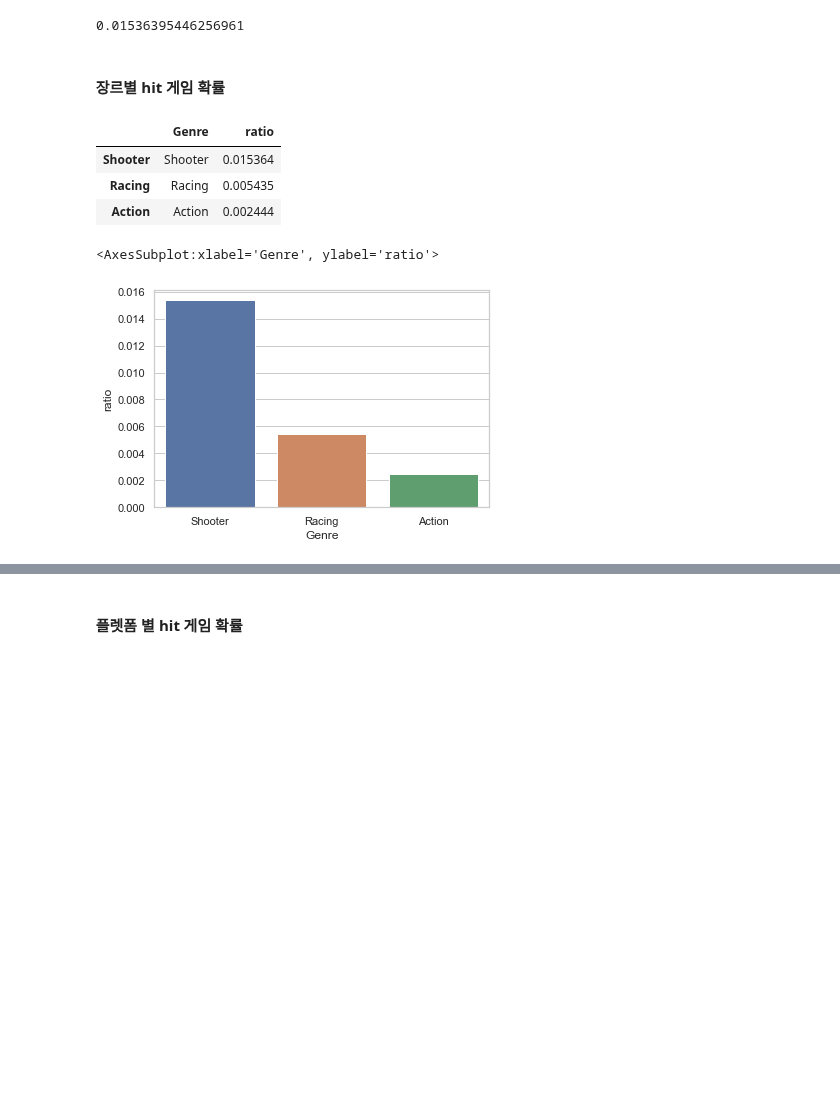
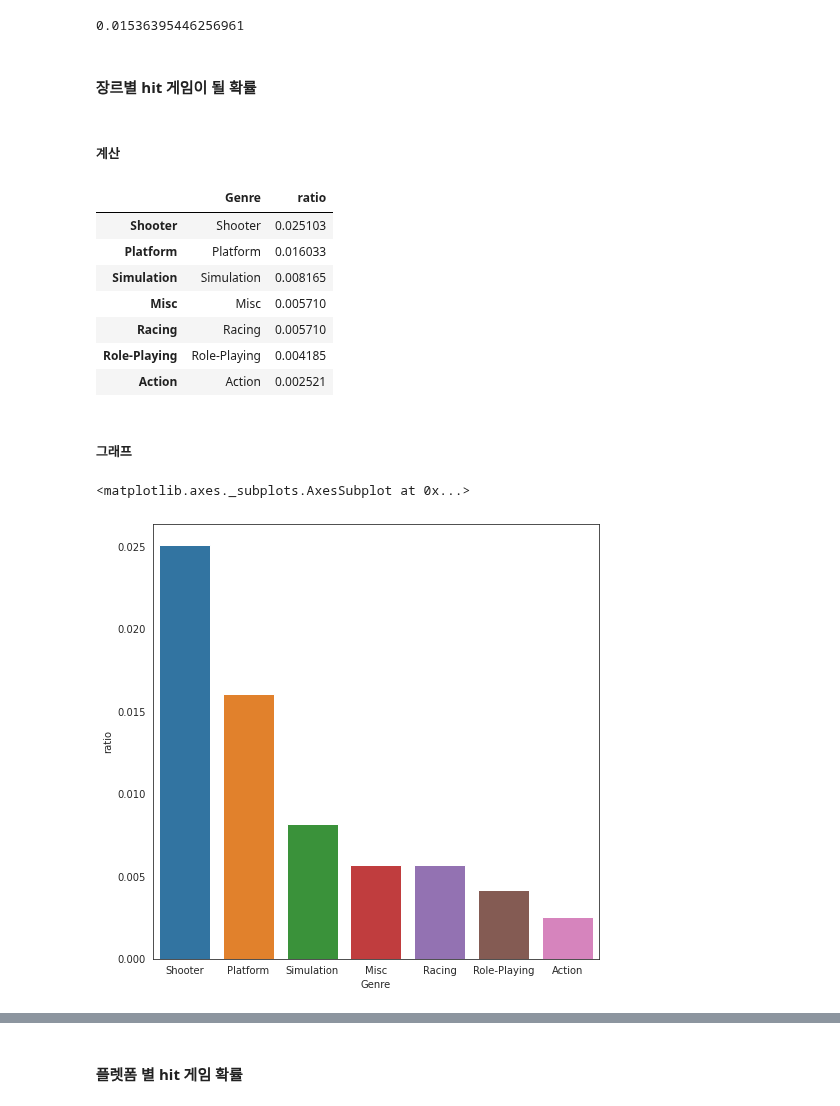
Before and after one commit to LamuneGitHub/A001_Python_Test, a Jupyter notebook: AI15_Prj_01/AI15-P1-이상필.ipynb, the cells around one changed output, grey strips where cells are left out. Drawn from its saved outputs; the diff is of its cells as text; code cells hidden in the pictures; blank space fills up the shorter version.

```diff
--- a/AI15_Prj_01/AI15-P1-이상필.ipynb
+++ b/AI15_Prj_01/AI15-P1-이상필.ipynb
@@ -478,7 +481,9 @@ print( sri_ratio.values[0] )
 # %% [output]
 0.01536395446256961
 # %% [markdown]
-#### 장르별 hit 게임 확률
+#### 장르별 hit 게임이 될 확률
+# %% [markdown]
+##### 계산
 # %%
 # 장르별 hit 게임 확률 (베이지안)
 # """        A : hit 게임
@@ -508,18 +513,25 @@ for genre in list_Genre_hit :
 # 정렬
 df_P_hitGame_bar_Genre = df_P_hitGame_bar_Genre.sort_values( by=['ratio'] , ascending= False )
 display(df_P_hitGame_bar_Genre)
-
-
-# # 시각화
-sns.barplot ( data = df_P_hitGame_bar_Genre , x = 'Genre' , y = 'ratio' )
-#(TODO) 퍼센트 값 추가
 # %% [output]
 |  | Genre | ratio |
-| Shooter | Shooter | 0.015364 |
-| Racing | Racing | 0.005435 |
-| Action | Action | 0.002444 |
+| Shooter | Shooter | 0.025103 |
+| Platform | Platform | 0.016033 |
+| Simulation | Simulation | 0.008165 |
+| Misc | Misc | 0.005710 |
+| Racing | Racing | 0.005710 |
+| Role-Playing | Role-Playing | 0.004185 |
+| Action | Action | 0.002521 |
-<AxesSubplot:xlabel='Genre', ylabel='ratio'>
-[figure, removed]
+# %% [markdown]
+##### 그래프
+# %%
+# # 시각화
+fig= plt.figure( figsize = (8,8) )
+sns.barplot ( data = df_P_hitGame_bar_Genre , x = 'Genre' , y = 'ratio' )
+#(TODO) 퍼센트 값 추가
+# %% [output]
+<matplotlib.axes._subplots.AxesSubplot at 0x...>
+[figure, added]
 # %%
 df_P_hitGame_bar_Genre['ratio'].round(3)*100
 # %% [output]
```
Also changed, not shown: parts of 44 cells of this notebook.
